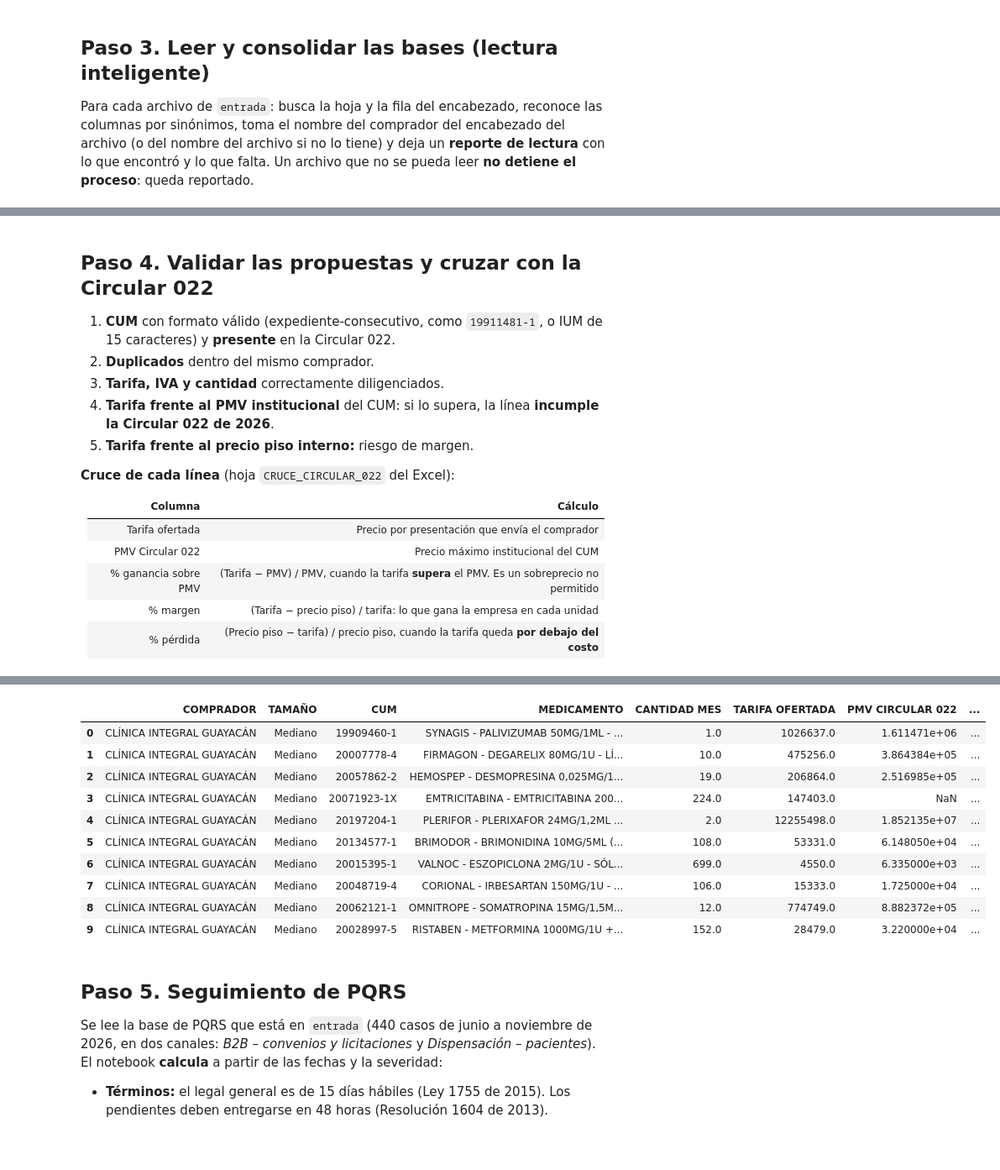
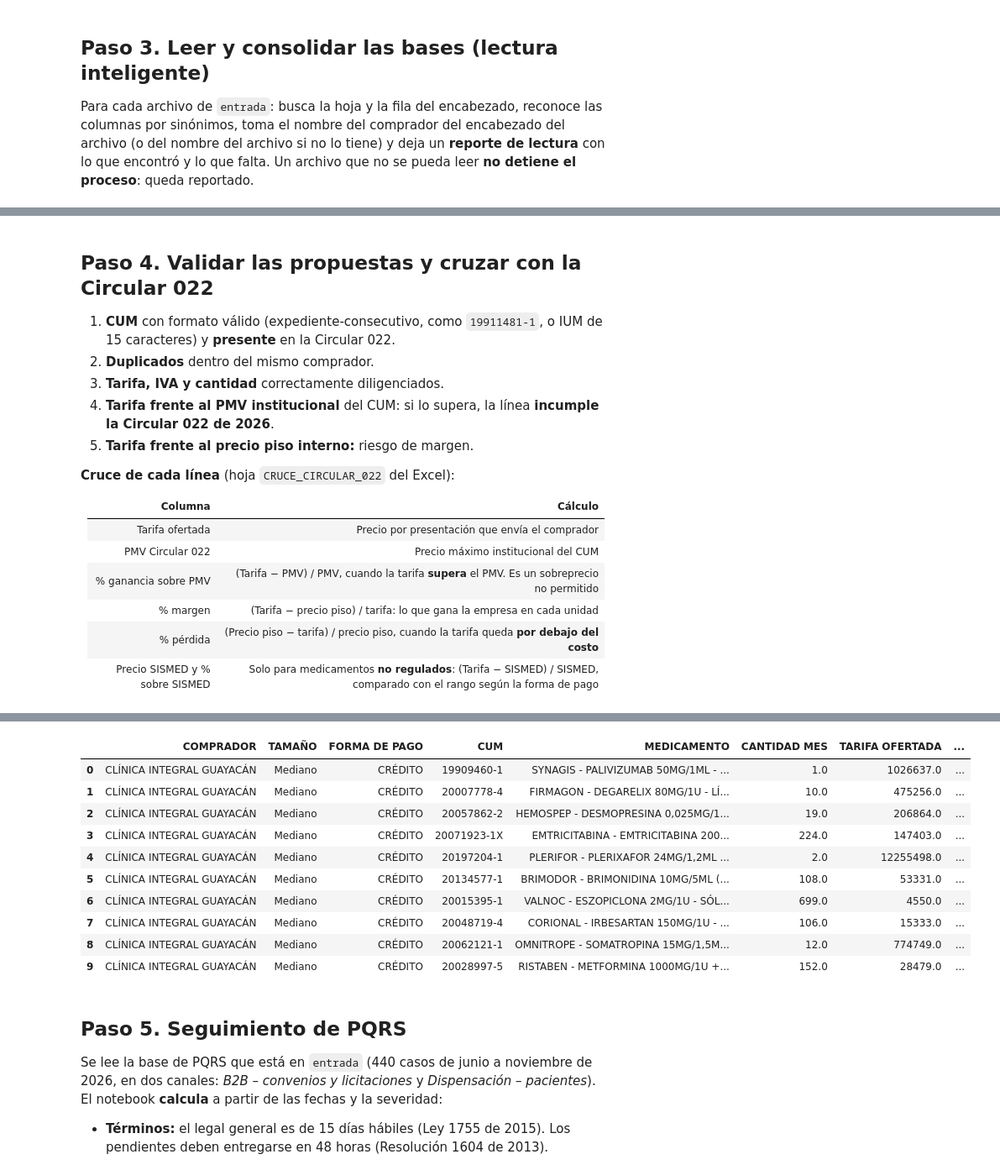
Before and after one commit to ivanherrerabaquero-dev/validacion-precios-medicamentos, a Jupyter notebook: notebooks/proyecto_validacion_precios.ipynb, the cells around one changed output, grey strips where cells are left out. Shown at 84% size. Drawn from its saved outputs; the diff is of its cells as text; code cells hidden in the pictures; blank space fills up the shorter version.

```diff
--- a/notebooks/proyecto_validacion_precios.ipynb
+++ b/notebooks/proyecto_validacion_precios.ipynb
@@ -221,13 +222,13 @@ Lee `catalogo_empresa.xlsx` (o cualquier archivo de `referencia` con columnas de
 # %%
 SINONIMOS_CATALOGO = {
     "CUM": ["CUM", "CODIGO CUM", "CUM IUM"],
-    "PRECIO_PISO": ["PRECIO PISO", "COSTO", "PRECIO MINIMO", "COSTO UNITARIO", "PISO"],
+    "PRECIO_PISO": ["PRECIO PISO", "COSTO", "COSTO UNITARIO", "PISO"],
     "NOMBRE_CORTO": ["NOMBRE CORTO", "PRINCIPIO ACTIVO", "NOMBRE GENERICO"],
 }
 cat_archivo = None
 for f in sorted(glob.glob("data/referencia/*")):
     if f.lower().endswith(EXTENSIONES) and not os.path.basename(f).startswith("~$") and f != RUTA_PMV:
-        ubic = encontrar_tabla(f, SINONIMOS_CATALOGO, ["CUM", "PRECIO_PISO"])
+        ubic = encontrar_tabla(f, SINONIMOS_CATALOGO, ["CUM", "PRECIO_PISO"], filas_busqueda=10)
         if ubic: cat_archivo = (f, ubic); break
 if cat_archivo is None:
     raise FileNotFoundError("Sube a 'referencia' el catálogo con columnas de CUM y precio piso (catalogo_empresa.xlsx).")
@@ -322,6 +369,7 @@ OBLIGATORIAS = ["CUM", "TARIFA PRESENTACION COMERCIAL"]
 CLAVES_COMPRADOR = ["NOMBRE DEL COMPRADOR", "COMPRADOR", "CLIENTE", "RAZON SOCIAL", "ENTIDAD"]
 CLAVES_MODALIDAD = ["MODALIDAD", "TIPO DE PROCESO"]
 CLAVES_TAMANO = ["TAMANO DEL COMPRADOR", "TAMANO", "SEGMENTO", "TIPO DE COMPRADOR"]
+CLAVES_PAGO = ["FORMA DE PAGO", "CONDICION DE PAGO", "PLAZO DE PAGO"]
 
 def valor_de_clave(crudo, fila_tope, claves):
     """Busca en las filas de encabezado el par 'clave: valor' que mejor coincide con las claves."""
@@ -349,6 +397,8 @@ def leer_archivo(ruta):
                  normalizar(os.path.splitext(os.path.basename(ruta))[0])).upper()
     df.insert(0, "COMPRADOR", comprador)
     df["TAMANO"] = (valor_de_clave(crudo, ubic["fila"], CLAVES_TAMANO) or "Sin clasificar").capitalize()
+    pago = (valor_de_clave(crudo, ubic["fila"], CLAVES_PAGO) or "CRÉDITO 90 DÍAS").upper()
+    df["FORMA_PAGO"] = "CONTADO" if "CONTADO" in normalizar(pago) else "CRÉDITO"
     df.insert(1, "MODALIDAD", (valor_de_clave(crudo, ubic["fila"], CLAVES_MODALIDAD) or "SIN DATO").upper())
     df.insert(2, "ARCHIVO", os.path.basename(ruta))
     df["FILA_ORIGEN"] = df.index + 1
@@ -356,7 +406,7 @@ def leer_archivo(ruta):
                "COMPRADOR": comprador, "LINEAS": len(df), "ESTADO": "LEÍDO",
                "COLUMNAS_RECONOCIDAS": "; ".join(f"{v} → {k}" for k, v in ubic["mapa"].items()),
                "COLUMNAS_FALTANTES": ", ".join(k for k in SINONIMOS_ANEXO if k not in ubic["mapa"]) or "Ninguna"}
-    return df[["COMPRADOR", "TAMANO", "MODALIDAD", "ARCHIVO", "FILA_ORIGEN"] + list(SINONIMOS_ANEXO)], reporte
+    return df[["COMPRADOR", "TAMANO", "MODALIDAD", "FORMA_PAGO", "ARCHIVO", "FILA_ORIGEN"] + list(SINONIMOS_ANEXO)], reporte
 
 partes, reportes = [], []
 for ruta in archivos_oferta:
@@ -409,14 +459,16 @@ lectura
 | % ganancia sobre PMV | (Tarifa − PMV) / PMV, cuando la tarifa **supera** el PMV. Es un sobreprecio no permitido |
 | % margen | (Tarifa − precio piso) / tarifa: lo que gana la empresa en cada unidad |
 | % pérdida | (Precio piso − tarifa) / precio piso, cuando la tarifa queda **por debajo del costo** |
+| Precio SISMED y % sobre SISMED | Solo para medicamentos **no regulados**: (Tarifa − SISMED) / SISMED, comparado con el rango según la forma de pago |
 # %%
 v = (consolidado
      .merge(pmv[["CUM", "MERCADO_RELEVANTE", "CANTIDAD_UNIDAD_MEDIDA", "UNIDAD_MEDIDA", "PMV_INSTITUCIONAL"]]
             .drop_duplicates("CUM"), on="CUM", how="left")
-     .merge(catalogo[["CUM", "PRECIO_PISO"]], on="CUM", how="left"))
+     .merge(catalogo[["CUM", "PRECIO_PISO"]], on="CUM", how="left")
+     .merge(sismed[["CUM", "PRECIO_SISMED"]], on="CUM", how="left"))
 T = "TARIFA PRESENTACION COMERCIAL"
-v["H_CUM_FORMATO"] = ~(v["CUM"].str.fullmatch(r"\d{6,9}-\d{1,3}") | v["CUM"].str.fullmatch(r"[0-9A-Z]{15}"))
-v["H_CUM_NO_EXISTE"] = ~v["H_CUM_FORMATO"] & v["PMV_INSTITUCIONAL"].isna()
+v["H_CUM_FORMATO"] = ~(v["CUM"].str.fullmatch(r"\d{4,9}-\d{1,3}") | v["CUM"].str.fullmatch(r"[0-9A-Z]{15}"))
+v["H_CUM_NO_EXISTE"] = ~v["H_CUM_FORMATO"] & v["PMV_INSTITUCIONAL"].isna() & v["PRECIO_SISMED"].isna()
 v["H_DUPLICADO"] = v.duplicated(["COMPRADOR", "CUM", T], keep="first")
 v["H_TARIFA_VACIA"] = v[T].isna() | (v[T] <= 0)
 v["H_IVA_VACIO"] = ~v["APLICA IVA (SI-NO)"].isin(["SI", "NO"])
@@ -433,18 +485,31 @@ v["PCT_MARGEN"] = ((v[T] - v["PRECIO_PISO"]) / v[T] * 100).round(1)
 v["PCT_PERDIDA"] = np.where(v["H_BAJO_PISO"], (v["PRECIO_PISO"] - v[T]) / v["PRECIO_PISO"] * 100, 0).round(1)
 v.loc[v["PRECIO_PISO"].isna(), "PCT_PERDIDA"] = np.nan
 v["PERDIDA_MES"] = np.where(v["H_BAJO_PISO"], (v["PRECIO_PISO"] - v[T]) * cant, 0).round(0)
+# Medicamentos no regulados: margen sobre el precio publicado en el SISMED
+no_reg = v["PMV_INSTITUCIONAL"].isna() & v["PRECIO_SISMED"].notna() & ~v["H_CUM_FORMATO"]
+v["PCT_SOBRE_SISMED"] = np.where(no_reg, (v[T] / v["PRECIO_SISMED"] - 1) * 100, np.nan).round(1)
+contado = v["FORMA_PAGO"] == "CONTADO"
+tope = np.where(contado, TOLERANCIA_CONTADO, MARGEN_MAX_CREDITO)
+v["H_ESPECULACION"] = no_reg & (v["PCT_SOBRE_SISMED"] > tope)
+v["H_MARGEN_SISMED"] = no_reg & np.where(contado, v["PCT_SOBRE_SISMED"] < -TOLERANCIA_CONTADO, v["PCT_SOBRE_SISMED"] < MARGEN_MIN_CREDITO)
+v["EXCEDENTE_MES"] = np.where(v["H_ESPECULACION"], (v[T] - v["PRECIO_SISMED"] * (1 + tope / 100)) * cant, v["EXCEDENTE_MES"]).round(0)
 v["RESULTADO_CRUCE"] = np.select(
-    [v["PMV_INSTITUCIONAL"].isna(), v["H_SOBRE_PMV"], v["H_BAJO_PISO"]],
-    ["Sin PMV: CUM no encontrado", "Sobreprecio: supera el PMV", "Pérdida: tarifa bajo el costo"], "Dentro del rango")
+    [v["H_CUM_FORMATO"], v["H_SOBRE_PMV"], v["H_ESPECULACION"], v["H_BAJO_PISO"],
+     no_reg & v["H_MARGEN_SISMED"] & contado, no_reg & v["H_MARGEN_SISMED"],
+     no_reg & contado, no_reg, v["PMV_INSTITUCIONAL"].isna()],
+    ["CUM con formato inválido", "Sobreprecio: supera el PMV", "Riesgo de especulación (reporte SIC)", "Pérdida: tarifa bajo el costo",
+     "Bajo SISMED: revisar margen", "Margen insuficiente para crédito",
+     "Alineado a SISMED (contado)", "Margen viable sobre SISMED (crédito)", "Sin referencia: consultar SISMED"], "Dentro del rango")
 
 ETIQUETAS = {"H_SOBRE_PMV": "Supera PMV (Circular 022)", "H_BAJO_PISO": "Bajo precio piso (riesgo margen)",
-             "H_CUM_FORMATO": "CUM con formato inválido", "H_CUM_NO_EXISTE": "CUM no está en la Circular 022",
+             "H_CUM_FORMATO": "CUM con formato inválido", "H_CUM_NO_EXISTE": "CUM sin referencia (ni Circular 022 ni SISMED)",
+             "H_ESPECULACION": "Riesgo de especulación sobre SISMED", "H_MARGEN_SISMED": "Margen insuficiente sobre SISMED",
              "H_DUPLICADO": "Línea duplicada", "H_TARIFA_VACIA": "Tarifa vacía o cero",
              "H_IVA_VACIO": "IVA sin diligenciar", "H_CANTIDAD_INVALIDA": "Cantidad negativa o vacía"}
 cols_h = list(ETIQUETAS)
 v["N_HALLAZGOS"] = v[cols_h].sum(axis=1)
 v["HALLAZGOS"] = v[cols_h].apply(lambda r: "; ".join(ETIQUETAS[c] for c in cols_h if r[c]), axis=1)
-v["ESTADO"] = np.select([v["H_SOBRE_PMV"] | v["H_CUM_NO_EXISTE"] | v["H_CUM_FORMATO"] | v["H_TARIFA_VACIA"],
+v["ESTADO"] = np.select([v["H_SOBRE_PMV"] | v["H_ESPECULACION"] | v["H_CUM_NO_EXISTE"] | v["H_CUM_FORMATO"] | v["H_TARIFA_VACIA"],
                          v["N_HALLAZGOS"] > 0], ["RECHAZADA", "CON OBSERVACIONES"], "APROBADA")
 
 resumen = v.groupby(["COMPRADOR", "TAMANO"]).agg(
@@ -452,19 +517,19 @@ resumen = v.groupby(["COMPRADOR", "TAMANO"]).agg(
     APROBADAS=("ESTADO", lambda s: (s == "APROBADA").sum()),
     CON_OBSERVACIONES=("ESTADO", lambda s: (s == "CON OBSERVACIONES").sum()),
     RECHAZADAS=("ESTADO", lambda s: (s == "RECHAZADA").sum()),
-    SOBRE_PMV=("H_SOBRE_PMV", "sum"), BAJO_PISO=("H_BAJO_PISO", "sum"),
+    FORMA_PAGO=("FORMA_PAGO", "first"), SOBRE_PMV=("H_SOBRE_PMV", "sum"), ESPECULACION=("H_ESPECULACION", "sum"), BAJO_PISO=("H_BAJO_PISO", "sum"),
     EXCEDENTE_MES=("EXCEDENTE_MES", "sum"), VALOR_OFERTA_MES=("VALOR_OFERTA_MES", "sum")).reset_index()
 resumen["PCT_APROBACION"] = (resumen["APROBADAS"] / resumen["LINEAS"] * 100).round(1)
 hallazgos_tipo = v[cols_h].groupby(v["COMPRADOR"]).sum().rename(columns=ETIQUETAS)
 resumen["PERDIDA_MES"] = resumen["COMPRADOR"].map(v.groupby("COMPRADOR")["PERDIDA_MES"].sum())
 
-cruce = v[["COMPRADOR", "TAMANO", "CUM", "DESCRIPCION", "CANTIDAD ESTIMADA MES", T, "PMV_INSTITUCIONAL", "PRECIO_PISO",
-           "DIF_VS_PMV_PCT", "PCT_GANANCIA_SOBRE_PMV", "PCT_MARGEN", "PCT_PERDIDA", "EXCEDENTE_MES", "PERDIDA_MES",
-           "RESULTADO_CRUCE"]].rename(columns={
+cruce = v[["COMPRADOR", "TAMANO", "FORMA_PAGO", "CUM", "DESCRIPCION", "CANTIDAD ESTIMADA MES", T, "PMV_INSTITUCIONAL", "PRECIO_SISMED", "PRECIO_PISO",
+           "DIF_VS_PMV_PCT", "PCT_GANANCIA_SOBRE_PMV", "PCT_SOBRE_SISMED", "PCT_MARGEN", "PCT_PERDIDA", "EXCEDENTE_MES", "PERDIDA_MES",
+           "RESULTADO_CRUCE"]].rename(columns={"FORMA_PAGO": "FORMA DE PAGO", "PRECIO_SISMED": "PRECIO SISMED", "PCT_SOBRE_SISMED": "% SOBRE SISMED",
     "TAMANO": "TAMAÑO", "DESCRIPCION": "MEDICAMENTO", "CANTIDAD ESTIMADA MES": "CANTIDAD MES", T: "TARIFA OFERTADA",
     "PMV_INSTITUCIONAL": "PMV CIRCULAR 022", "PRECIO_PISO": "PRECIO PISO (COSTO)", "DIF_VS_PMV_PCT": "% DIFERENCIA VS PMV",
     "PCT_GANANCIA_SOBRE_PMV": "% GANANCIA SOBRE PMV", "PCT_MARGEN": "% MARGEN", "PCT_PERDIDA": "% PÉRDIDA",
-    "EXCEDENTE_MES": "EXCEDENTE SOBRE PMV / MES", "PERDIDA_MES": "PÉRDIDA / MES", "RESULTADO_CRUCE": "RESULTADO"})
+    "EXCEDENTE_MES": "EXCEDENTE SOBRE TOPE / MES", "PERDIDA_MES": "PÉRDIDA / MES", "RESULTADO_CRUCE": "RESULTADO"})
 print(cruce["RESULTADO"].value_counts().to_string())
 cruce.head(10)
 # %% [output]
@@ -476,14 +546,14 @@ Pérdida: tarifa bajo el costo     5
-|  | COMPRADOR | TAMAÑO | CUM | MEDICAMENTO | CANTIDAD MES | TARIFA OFERTADA | PMV CIRCULAR 022 | ... |
-| 0 | CLÍNICA INTEGRAL GUAYACÁN | Mediano | 19909460-1 | SYNAGIS - PALIVIZUMAB 50MG/1ML - ... | 1.0 | 1026637.0 | 1.611471e+06 | ... |
-| 1 | CLÍNICA INTEGRAL GUAYACÁN | Mediano | 20007778-4 | FIRMAGON - DEGARELIX 80MG/1U - LÍ... | 10.0 | 475256.0 | 3.864384e+05 | ... |
-| 2 | CLÍNICA INTEGRAL GUAYACÁN | Mediano | 20057862-2 | HEMOSPEP - DESMOPRESINA 0,025MG/1... | 19.0 | 206864.0 | 2.516985e+05 | ... |
-| 3 | CLÍNICA INTEGRAL GUAYACÁN | Mediano | 20071923-1X | EMTRICITABINA - EMTRICITABINA 200... | 224.0 | 147403.0 | NaN | ... |
-| 4 | CLÍNICA INTEGRAL GUAYACÁN | Mediano | 20197204-1 | PLERIFOR - PLERIXAFOR 24MG/1,2ML ... | 2.0 | 12255498.0 | 1.852135e+07 | ... |
-| 5 | CLÍNICA INTEGRAL GUAYACÁN | Mediano | 20134577-1 | BRIMODOR - BRIMONIDINA 10MG/5ML (... | 108.0 | 53331.0 | 6.148050e+04 | ... |
-| 6 | CLÍNICA INTEGRAL GUAYACÁN | Mediano | 20015395-1 | VALNOC - ESZOPICLONA 2MG/1U - SÓL... | 699.0 | 4550.0 | 6.335000e+03 | ... |
-| 7 | CLÍNICA INTEGRAL GUAYACÁN | Mediano | 20048719-4 | CORIONAL - IRBESARTAN 150MG/1U - ... | 106.0 | 15333.0 | 1.725000e+04 | ... |
-| 8 | CLÍNICA INTEGRAL GUAYACÁN | Mediano | 20062121-1 | OMNITROPE - SOMATROPINA 15MG/1,5M... | 12.0 | 774749.0 | 8.882372e+05 | ... |
-| 9 | CLÍNICA INTEGRAL GUAYACÁN | Mediano | 20028997-5 | RISTABEN - METFORMINA 1000MG/1U +... | 152.0 | 28479.0 | 3.220000e+04 | ... |
+|  | COMPRADOR | TAMAÑO | FORMA DE PAGO | CUM | MEDICAMENTO | CANTIDAD MES | TARIFA OFERTADA | ... |
+| 0 | CLÍNICA INTEGRAL GUAYACÁN | Mediano | CRÉDITO | 19909460-1 | SYNAGIS - PALIVIZUMAB 50MG/1ML - ... | 1.0 | 1026637.0 | ... |
+| 1 | CLÍNICA INTEGRAL GUAYACÁN | Mediano | CRÉDITO | 20007778-4 | FIRMAGON - DEGARELIX 80MG/1U - LÍ... | 10.0 | 475256.0 | ... |
+| 2 | CLÍNICA INTEGRAL GUAYACÁN | Mediano | CRÉDITO | 20057862-2 | HEMOSPEP - DESMOPRESINA 0,025MG/1... | 19.0 | 206864.0 | ... |
+| 3 | CLÍNICA INTEGRAL GUAYACÁN | Mediano | CRÉDITO | 20071923-1X | EMTRICITABINA - EMTRICITABINA 200... | 224.0 | 147403.0 | ... |
+| 4 | CLÍNICA INTEGRAL GUAYACÁN | Mediano | CRÉDITO | 20197204-1 | PLERIFOR - PLERIXAFOR 24MG/1,2ML ... | 2.0 | 12255498.0 | ... |
+| 5 | CLÍNICA INTEGRAL GUAYACÁN | Mediano | CRÉDITO | 20134577-1 | BRIMODOR - BRIMONIDINA 10MG/5ML (... | 108.0 | 53331.0 | ... |
+| 6 | CLÍNICA INTEGRAL GUAYACÁN | Mediano | CRÉDITO | 20015395-1 | VALNOC - ESZOPICLONA 2MG/1U - SÓL... | 699.0 | 4550.0 | ... |
+| 7 | CLÍNICA INTEGRAL GUAYACÁN | Mediano | CRÉDITO | 20048719-4 | CORIONAL - IRBESARTAN 150MG/1U - ... | 106.0 | 15333.0 | ... |
+| 8 | CLÍNICA INTEGRAL GUAYACÁN | Mediano | CRÉDITO | 20062121-1 | OMNITROPE - SOMATROPINA 15MG/1,5M... | 12.0 | 774749.0 | ... |
+| 9 | CLÍNICA INTEGRAL GUAYACÁN | Mediano | CRÉDITO | 20028997-5 | RISTABEN - METFORMINA 1000MG/1U +... | 152.0 | 28479.0 | ... |
 # %% [markdown]
 ## Paso 5. Seguimiento de PQRS
 
```
Also changed, not shown: parts of 13 cells of this notebook, 33 other files.
